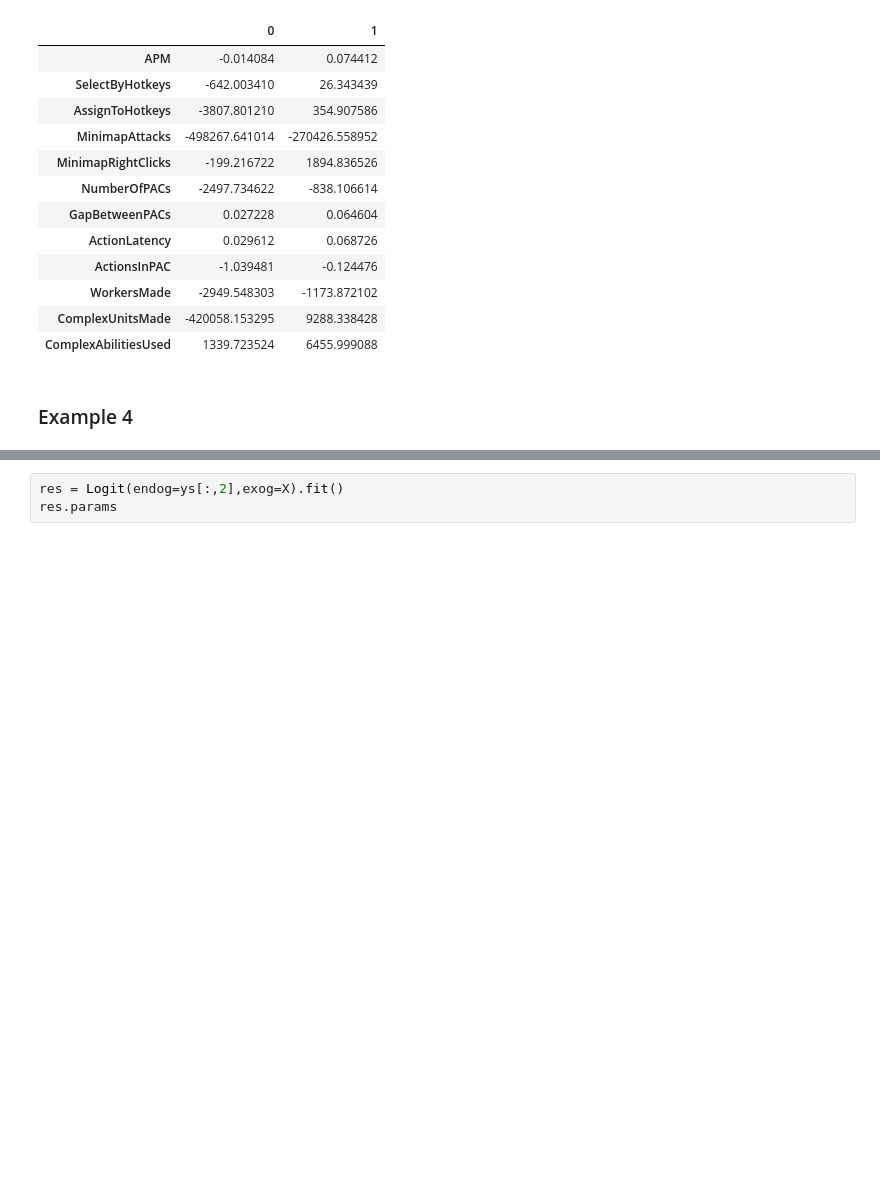
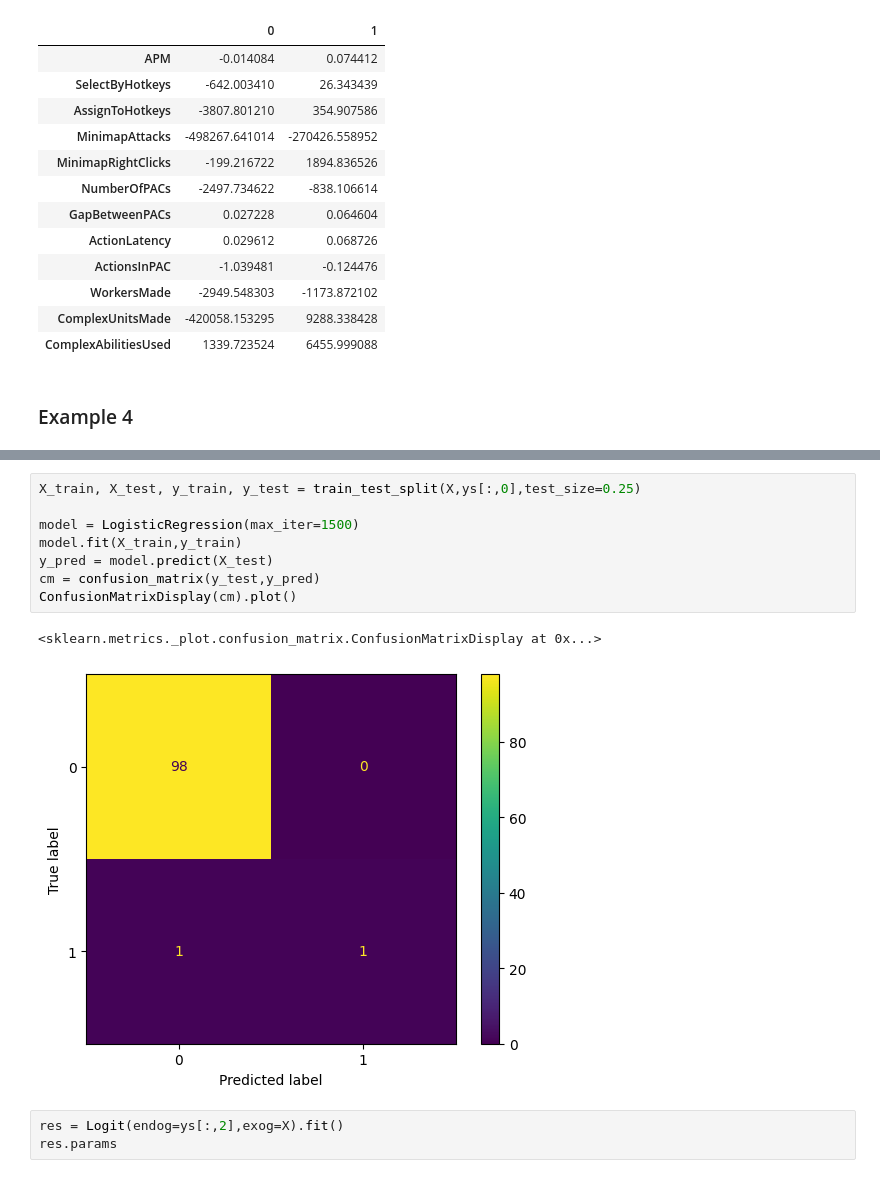
Before and after one commit to kaygun/2024-Spring-388E, a Jupyter notebook: lectures/lecture-05.ipynb, the cells around one changed output, grey strips where cells are left out. Drawn from its saved outputs; the diff is of its cells as text; blank space fills up the shorter version.

```diff
--- a/lectures/lecture-05.ipynb
+++ b/lectures/lecture-05.ipynb
@@ -438,3 +444,14 @@ bootstrap(X,ys[:,2],model)
+# %%
+X_train, X_test, y_train, y_test = train_test_split(X,ys[:,0],test_size=0.25)
+
+model = LogisticRegression(max_iter=1500)
+model.fit(X_train,y_train)
+y_pred = model.predict(X_test)
+cm = confusion_matrix(y_test,y_pred)
+ConfusionMatrixDisplay(cm).plot()
+# %% [output]
+<sklearn.metrics._plot.confusion_matrix.ConfusionMatrixDisplay at 0x...>
+[figure, added]
 # %%
 res = Logit(endog=ys[:,2],exog=X).fit()
 res.params
```
Also changed, not shown: parts of 23 cells of this notebook.
